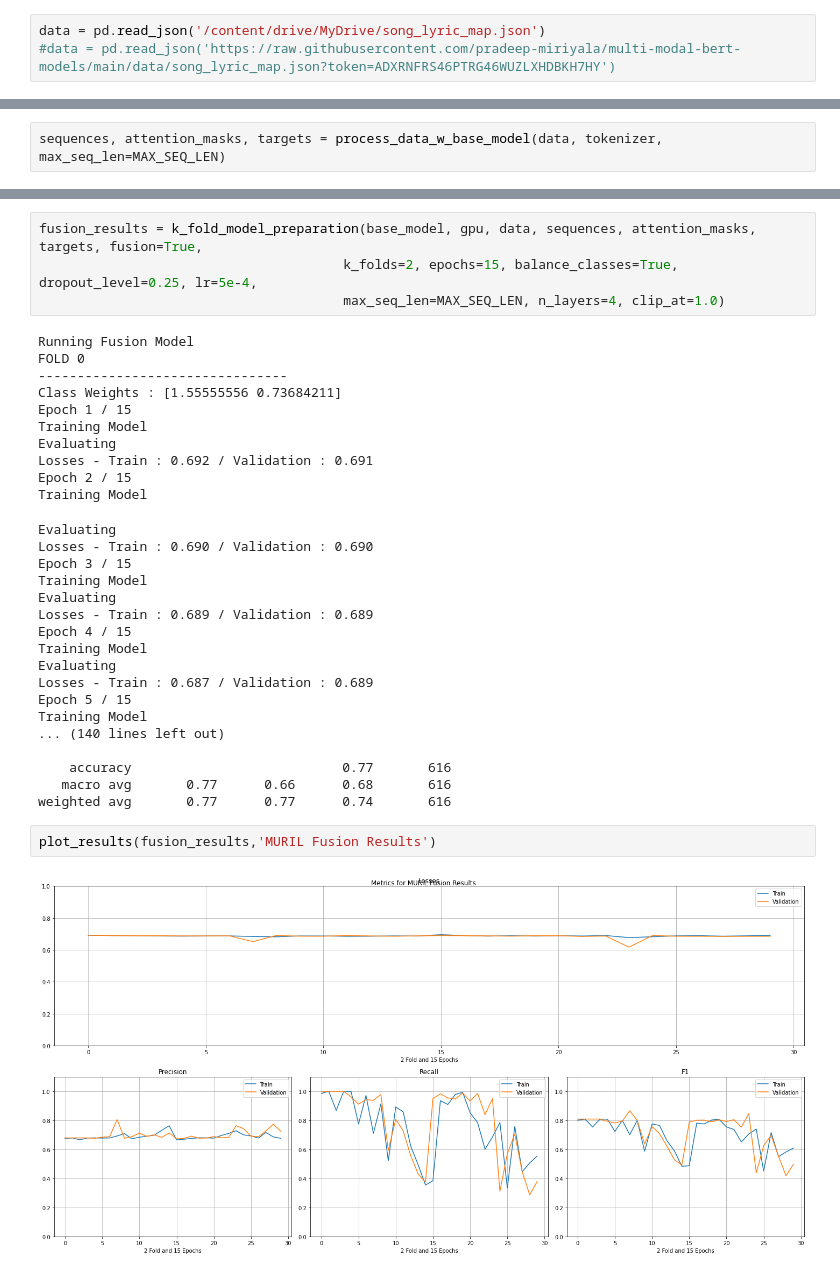
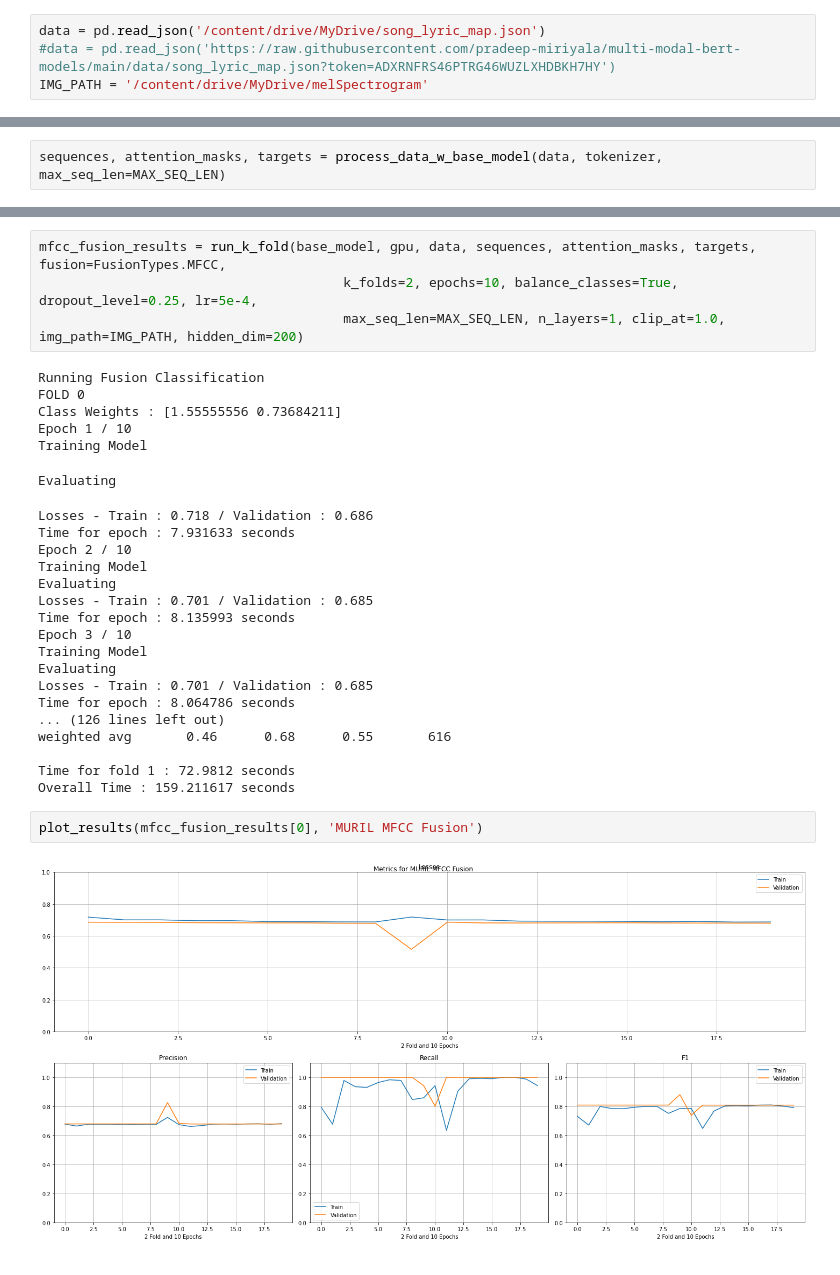
Before and after one commit to pradeep-miriyala/multi-modal-aud-nlp-models, a Jupyter notebook: notebooks/MURIL_Simplified.ipynb, the cells around one changed output, grey strips where cells are left out. Cells and saved outputs as stored; diff of their text form.

```diff
--- a/notebooks/MURIL_Simplified.ipynb
+++ b/notebooks/MURIL_Simplified.ipynb
@@ -11,6 +13,7 @@ from bert_finetuner import *
 # %%
 data = pd.read_json('/content/drive/MyDrive/song_lyric_map.json')
 #data = pd.read_json('https://raw.githubusercontent.com/pradeep-miriyala/multi-modal-bert-models/main/data/song_lyric_map.json?token=ADXRNFRS46PTRG46WUZLXHDBKH7HY')
+IMG_PATH = '/content/drive/MyDrive/melSpectrogram'
 # %%
 plot_histogram(data['Lyric'])
 # %% [output]
@@ -84,36 +87,32 @@ plot_results(txt_results,'MURIL Text Only')
 # %%
-fusion_results = k_fold_model_preparation(base_model, gpu, data, sequences, attention_masks, targets, fusion=True,
-                                       k_folds=2, epochs=15, balance_classes=True, dropout_level=0.25, lr=5e-4,
-                                       max_seq_len=MAX_SEQ_LEN, n_layers=4, clip_at=1.0)
+mfcc_fusion_results = run_k_fold(base_model, gpu, data, sequences, attention_masks, targets, fusion=FusionTypes.MFCC,
+                                       k_folds=2, epochs=10, balance_classes=True, dropout_level=0.25, lr=5e-4,
+                                       max_seq_len=MAX_SEQ_LEN, n_layers=1, clip_at=1.0, img_path=IMG_PATH, hidden_dim=200)
 # %% [output]
-Running Fusion Model
+Running Fusion Classification
 FOLD 0
---------------------------------
 Class Weights : [1.55555556 0.73684211]
-Epoch 1 / 15
+Epoch 1 / 10
 Training Model
-Evaluating
-Losses - Train : 0.692 / Validation : 0.691
-Epoch 2 / 15
-Training Model
 Evaluating
-Losses - Train : 0.690 / Validation : 0.690
-Epoch 3 / 15
-Training Model
-Evaluating
-Losses - Train : 0.689 / Validation : 0.689
-Epoch 4 / 15
-Training Model
-Evaluating
-Losses - Train : 0.687 / Validation : 0.689
-Epoch 5 / 15
-Training Model
-... (140 lines left out)
-
-    accuracy                           0.77       616
-   macro avg       0.77      0.66      0.68       616
-weighted avg       0.77      0.77      0.74       616
+Losses - Train : 0.718 / Validation : 0.686
+Time for epoch : 7.931633 seconds
+Epoch 2 / 10
+Training Model
+Evaluating
+Losses - Train : 0.701 / Validation : 0.685
+Time for epoch : 8.135993 seconds
+Epoch 3 / 10
+Training Model
+Evaluating
+Losses - Train : 0.701 / Validation : 0.685
+Time for epoch : 8.064786 seconds
+... (126 lines left out)
+weighted avg       0.46      0.68      0.55       616
+
+Time for fold 1 : 72.9812 seconds
+Overall Time : 159.211617 seconds
 # %%
-plot_results(fusion_results,'MURIL Fusion Results')
+plot_results(mfcc_fusion_results[0], 'MURIL MFCC Fusion')
 # %% [output]
-[figure, old version]
+[figure, new version]
```
Also changed, not shown: parts of 9 cells of this notebook, 2 other files.
